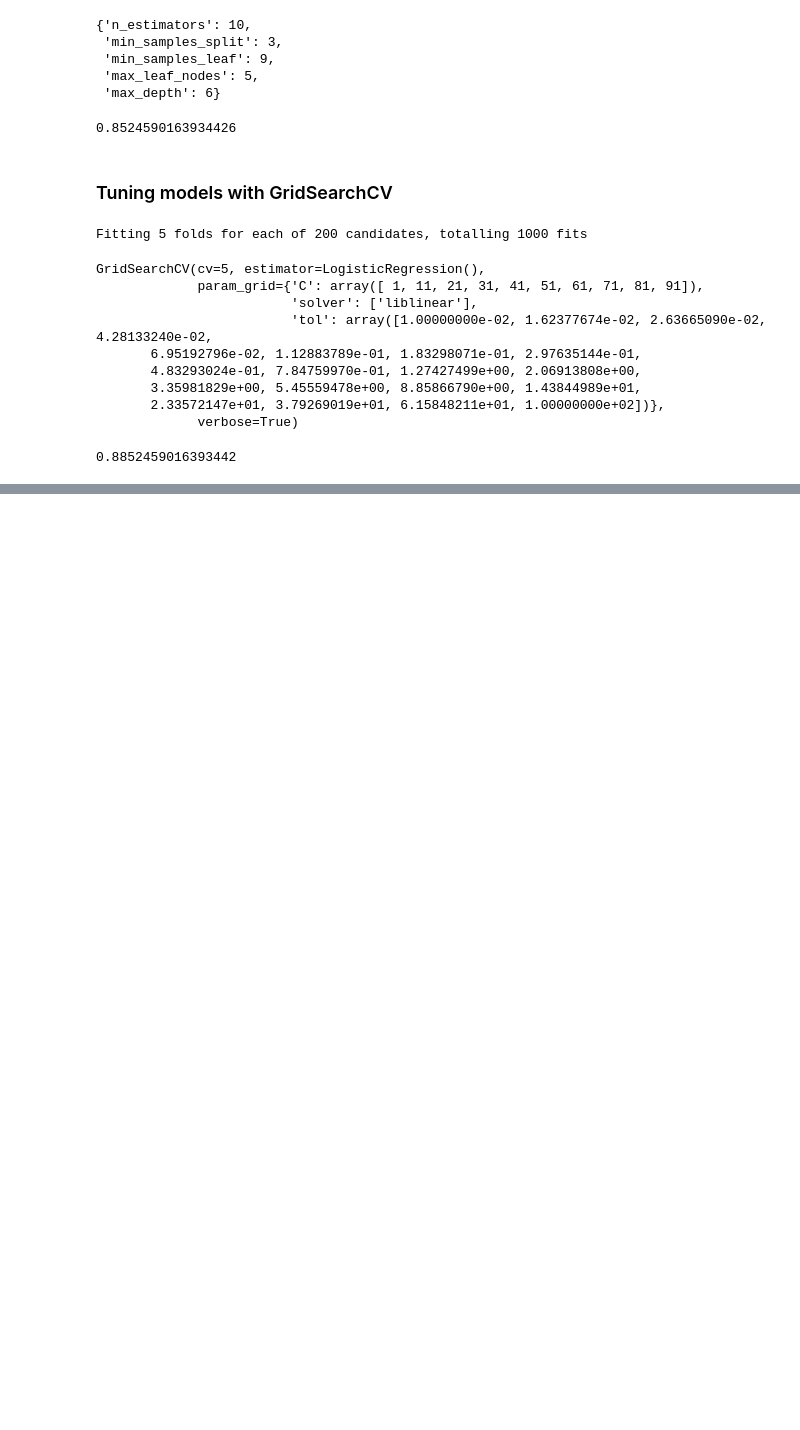
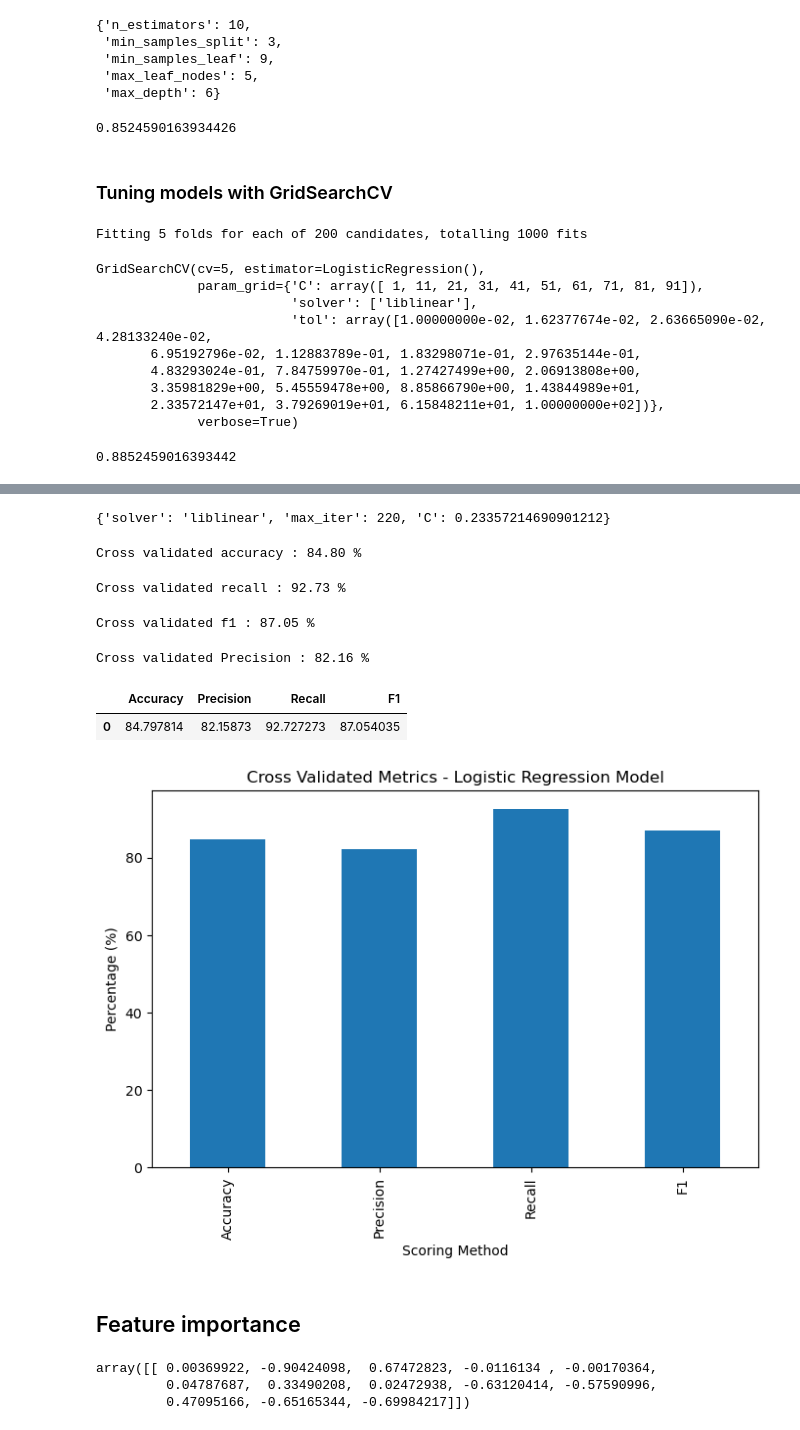
Before and after one commit to UGSNBandara/Machine-Learning-introduction, a Jupyter notebook: SuperV_projects/Heart_disease_predictor.ipynb, the cells around one changed output, grey strips where cells are left out. Cells and saved outputs as stored; diff of their text form; code cells hidden in the pictures; blank space fills up the shorter version.

```diff
--- a/SuperV_projects/Heart_disease_predictor.ipynb
+++ b/SuperV_projects/Heart_disease_predictor.ipynb
@@ -534,0 +594,4 @@ logR_gridS.score(x_test, y_test)
+# %%
+rs_log_reg.best_params_
+# %% [output]
+{'solver': 'liblinear', 'max_iter': 220, 'C': 0.23357214690901212}
@@ -534,0 +602,70 @@ logR_gridS.score(x_test, y_test)
+# %%
+# Cross-Vallided Accuracy score :
+np.random.seed(42)
+cv_accuracy = cross_val_score(clf,
+                             x,
+                             y,
+                             cv = 5,
+                             scoring="accuracy")
+
+print(f"Cross validated accuracy : {np.mean(cv_accuracy)*100:.2f} %")
+# %% [output]
+Cross validated accuracy : 84.80 %
+# %%
+## Cross-Validated Recall score
+np.random.seed(42)
+cv_recall = cross_val_score(clf,
+                           x,
+                           y,
+                           cv=5,
+                           scoring="recall")
+
+print(f"Cross validated recall : {np.mean(cv_recall)*100:.2f} %")
+# %% [output]
+Cross validated recall : 92.73 %
+# %%
+## Cross-Validated F1 score
+np.random.seed(42)
+cv_f1 = cross_val_score(clf,
+                           x,
+                           y,
+                           cv=5,
+                           scoring="f1")
+
+print(f"Cross validated f1 : {np.mean(cv_f1)*100:.2f} %")
+# %% [output]
+Cross validated f1 : 87.05 %
+# %%
+## Cross-Validated F1 score
+np.random.seed(42)
+cv_pre = cross_val_score(clf,
+                           x,
+                           y,
+                           cv=5,
+                           scoring="precision")
+
+print(f"Cross validated Precision : {np.mean(cv_pre)*100:.2f} %")
+# %% [output]
+Cross validated Precision : 82.16 %
+# %%
+cv_matrics = pd.DataFrame({"Accuracy" : cv_accuracy.mean()*100,
+                          "Precision" : cv_pre.mean()*100,
+                          "Recall" : cv_recall.mean()*100,
+                          "F1" : cv_f1.mean()*100,
+                          "Accuracy" : cv_accuracy.mean()*100},
+                         index=[0])
+
+cv_matrics
+# %% [output]
+|  | Accuracy | Precision | Recall | F1 |
+| 0 | 84.797814 | 82.15873 | 92.727273 | 87.054035 |
+# %%
+cv_matrics.T.plot.bar(title = "Cross Validated Metrics - Logistic Regression Model", legend = False, figsize = (8,5));
+
+plt.xlabel("Scoring Method")
+plt.ylabel("Percentage (%)")
+plt.show()
+# %% [output]
+[figure, added]
+# %% [markdown]
+## Feature importance
@@ -534,0 +674,6 @@ logR_gridS.score(x_test, y_test)
+# %%
+clf.coef_
+# %% [output]
+array([[ 0.00369922, -0.90424098,  0.67472823, -0.0116134 , -0.00170364,
+         0.04787687,  0.33490208,  0.02472938, -0.63120414, -0.57590996,
+         0.47095166, -0.65165344, -0.69984217]])
```
Also changed, not shown: parts of 11 cells of this notebook.
